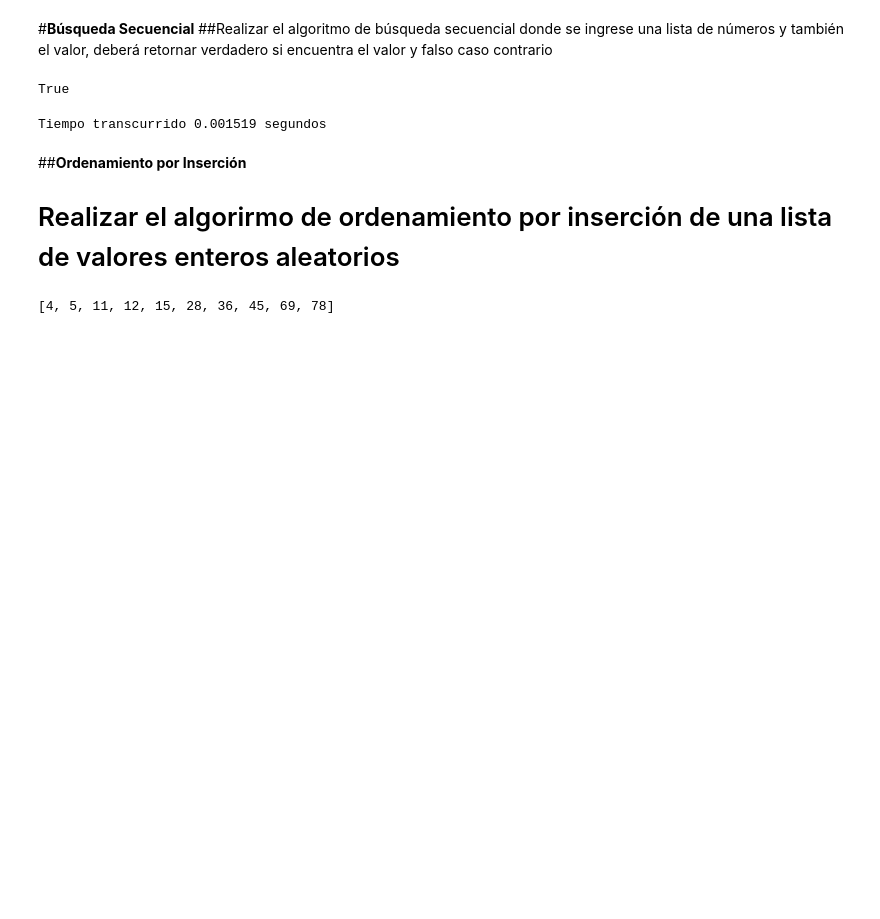
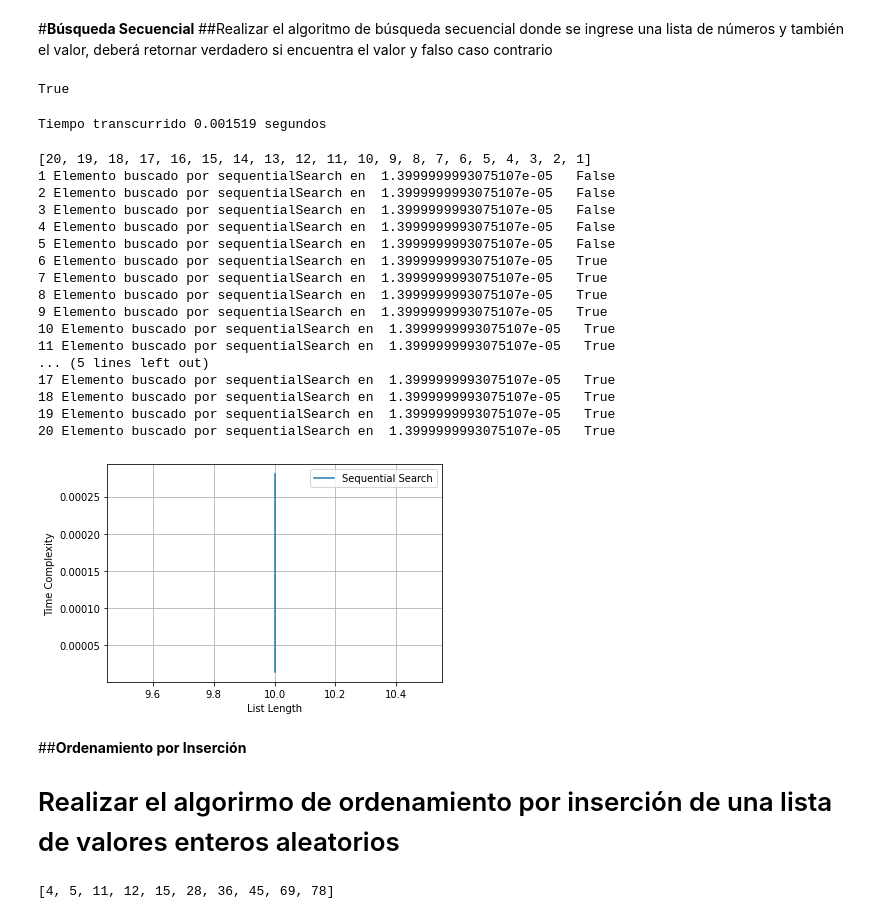
Before and after one commit to RolandoLeonM/LabADAGrupoC, a Jupyter notebook: Aula02_21_09_2021/Lab02_Busqueda_Ordenamiento.ipynb, the cells around one changed output. Saved outputs shown, nothing was run; the diff lists cells and outputs as text; code cells hidden in the pictures; blank space fills up the shorter version.

Commit message:
Lab02: realizo algortimo, generacion valores y el tiempo, se agrego graficos

```diff
--- a/Aula02_21_09_2021/Lab02_Busqueda_Ordenamiento.ipynb
+++ b/Aula02_21_09_2021/Lab02_Busqueda_Ordenamiento.ipynb
@@ -34,6 +36,60 @@ timeFin = time.perf_counter()
 print(f"Tiempo transcurrido {timeFin - timeIni:0.6f} segundos")
 # %% [output]
 Tiempo transcurrido 0.001519 segundos
+# %%
+# gráfica de la complejidad de insert sort
+elementos = list()
+tiempo = list()
+tiempos = list()
+numero = 0
+datos = list()
+listita = generateValues(20)
+print(listita)
+
+for i in listita:
+    # pasando un valor de la lista
+    numero = i
+    # agregando cada valor a la lista
+    datos.append(numero)
+    # tomando el tiempo por cada valor agregado y ordenado
+    inicio = time.clock()
+    buscando = sequentialSearch(datos, 15)
+    fin = time.clock()
+    # imprime el tiempo por la ordenación que realiza
+    print(len(datos), "Elemento buscado por sequentialSearch en ", end-start," ",buscando)
+    # agregando a las listas
+    elementos.append(len(a))
+    tiempo.append(end-start)
+    tiempos.append(sum(tiempo))
+
+#print(tiempos)
+#plot(elementos, tiempos)
+#show()
+plt.xlabel('List Length')
+plt.ylabel('Time Complexity')
+plt.plot(elementos, tiempos, label ='Sequential Search')
+plt.grid()
+plt.legend()
+plt.show()
+# %% [output]
+[20, 19, 18, 17, 16, 15, 14, 13, 12, 11, 10, 9, 8, 7, 6, 5, 4, 3, 2, 1]
+1 Elemento buscado por sequentialSearch en  1.3999999993075107e-05   False
+2 Elemento buscado por sequentialSearch en  1.3999999993075107e-05   False
+3 Elemento buscado por sequentialSearch en  1.3999999993075107e-05   False
+4 Elemento buscado por sequentialSearch en  1.3999999993075107e-05   False
+5 Elemento buscado por sequentialSearch en  1.3999999993075107e-05   False
+6 Elemento buscado por sequentialSearch en  1.3999999993075107e-05   True
+7 Elemento buscado por sequentialSearch en  1.3999999993075107e-05   True
+8 Elemento buscado por sequentialSearch en  1.3999999993075107e-05   True
+9 Elemento buscado por sequentialSearch en  1.3999999993075107e-05   True
+10 Elemento buscado por sequentialSearch en  1.3999999993075107e-05   True
+11 Elemento buscado por sequentialSearch en  1.3999999993075107e-05   True
+... (5 lines left out)
+17 Elemento buscado por sequentialSearch en  1.3999999993075107e-05   True
+18 Elemento buscado por sequentialSearch en  1.3999999993075107e-05   True
+19 Elemento buscado por sequentialSearch en  1.3999999993075107e-05   True
+20 Elemento buscado por sequentialSearch en  1.3999999993075107e-05   True
+[figure, added]
 # %% [markdown]
 ##**Ordenamiento por Inserción**
 # Realizar el algorirmo de ordenamiento por inserción de una lista de valores enteros aleatorios
```
Also changed, not shown: parts of 5 cells of this notebook, 1 other file.
